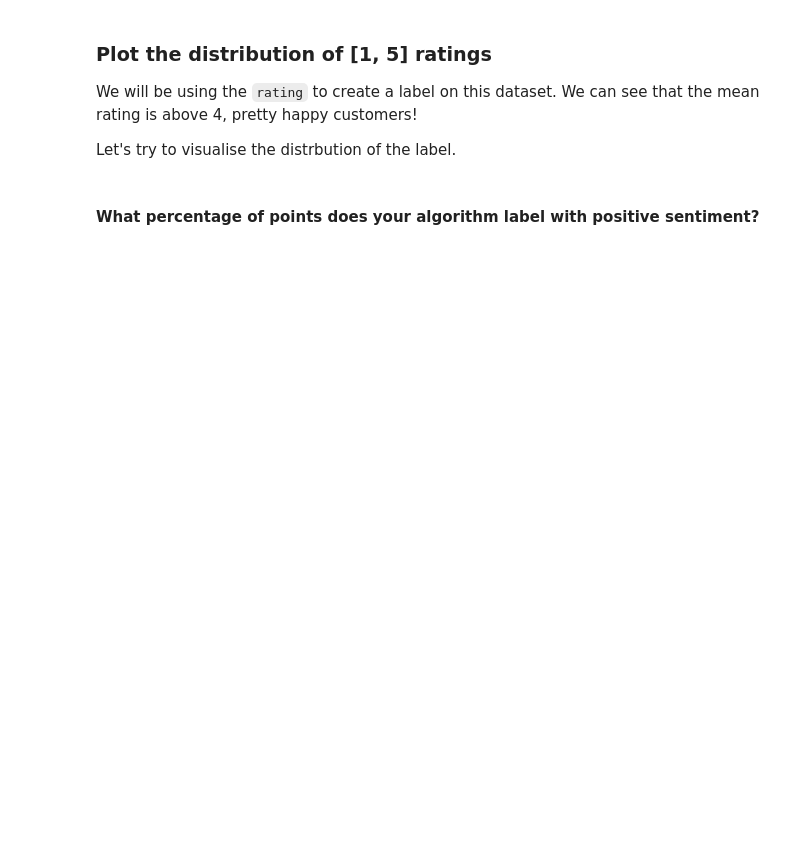
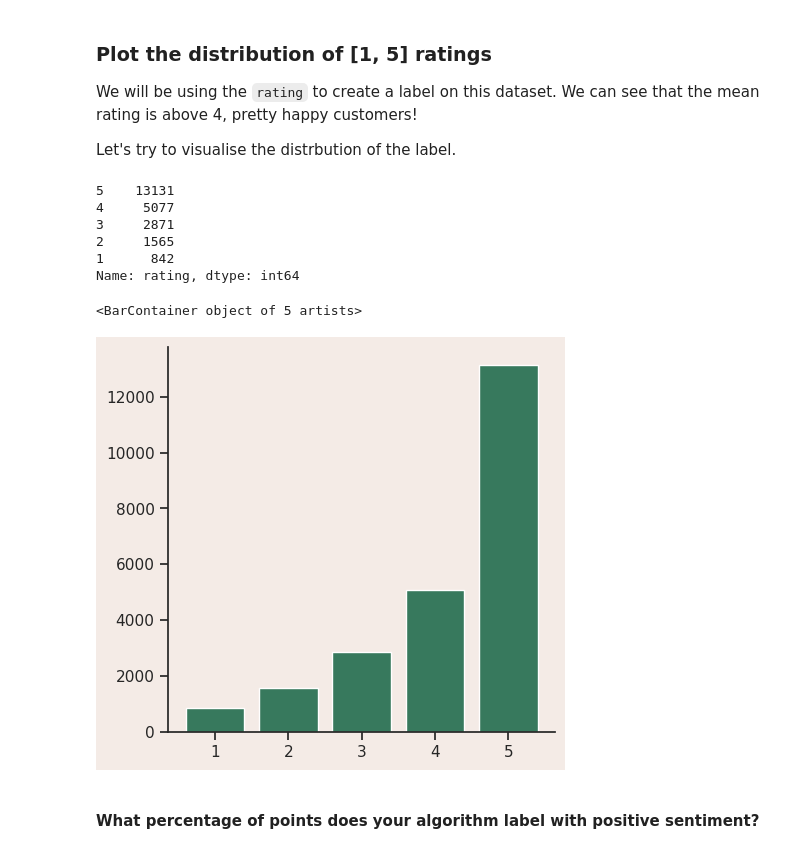
Before and after one commit to neerajprad/full-stack-ml-metaflow-corise-week-1, a Jupyter notebook: project/template.ipynb, the cells around one changed output. Saved outputs shown, nothing was run; the diff lists cells and outputs as text; code cells hidden in the pictures; blank space fills up the shorter version.

```diff
--- a/project/template.ipynb
+++ b/project/template.ipynb
@@ -119,12 +119,24 @@ df.head()
 We will be using the `rating` to create a label on this dataset. We can see that the mean rating is above 4, pretty happy customers!
 
 Let's try to visualise the distrbution of the label.
+# %%
+df.rating.value_counts()
+# %% [output]
+5    13131
+4     5077
+3     2871
+2     1565
+1      842
+Name: rating, dtype: int64
 # %%
 # TODO: Derive the rating_distribution and plot it
-rating_distribution = ...
+rating_distribution = df.rating.value_counts()
 fig, ax = plt.subplots(1, 1, figsize=(5, 5))
 # You can swap the color used with the defined constants at the top of the notebook
 ax.bar(x=rating_distribution.index, height=rating_distribution.values, color=GREEN)
+# %% [output]
+<BarContainer object of 5 artists>
+[figure, added]
 # %%
 def labeling_function(row):
     """
```
Also changed, not shown: parts of 9 cells of this notebook.
